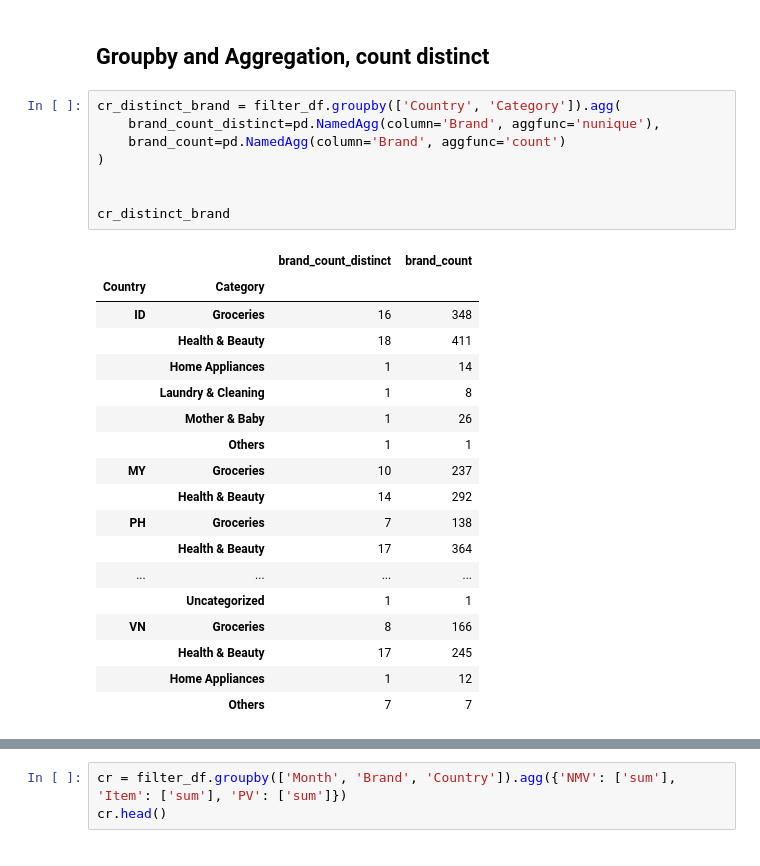
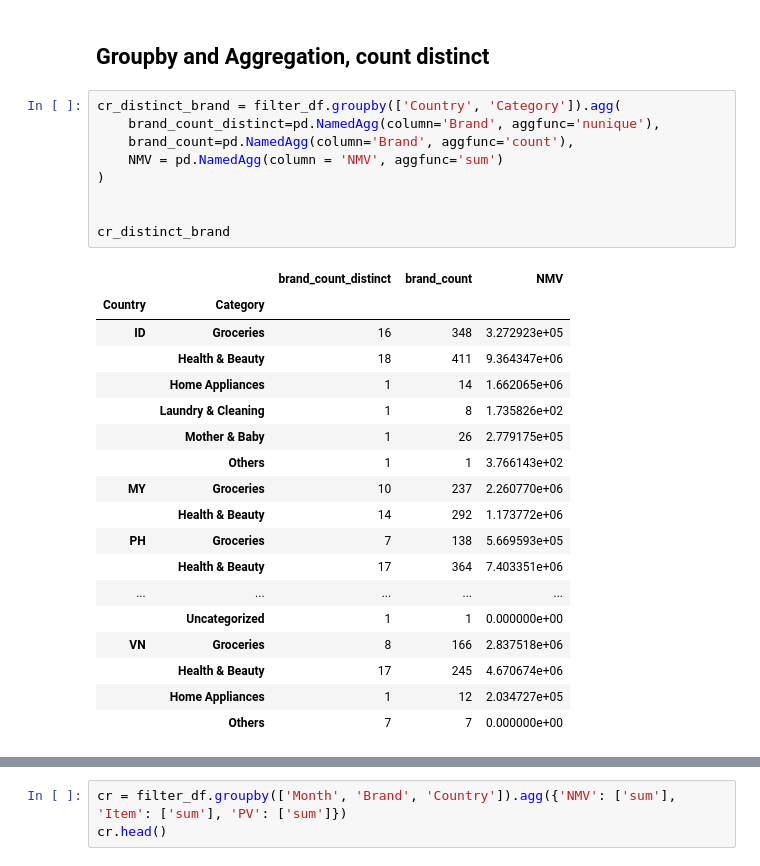
Before and after one commit to khzt2004/Python, a Jupyter notebook: Pandas_Notebook_Reference.ipynb, the cells around one changed output, grey strips where cells are left out. Cells and saved outputs as stored; diff of their text form.

```diff
--- a/Pandas_Notebook_Reference.ipynb
+++ b/Pandas_Notebook_Reference.ipynb
@@ -434,27 +434,28 @@ pd.concat([df1, df_new], axis='columns')
 # %%
 cr_distinct_brand = filter_df.groupby(['Country', 'Category']).agg(
     brand_count_distinct=pd.NamedAgg(column='Brand', aggfunc='nunique'),
-    brand_count=pd.NamedAgg(column='Brand', aggfunc='count')
+    brand_count=pd.NamedAgg(column='Brand', aggfunc='count'),
+    NMV = pd.NamedAgg(column = 'NMV', aggfunc='sum')
 )
 
 
 cr_distinct_brand
 # %% [output]
-|  |  | brand_count_distinct | brand_count |
-| Country | Category |  |  |
-| ID | Groceries | 16 | 348 |
-|  | Health & Beauty | 18 | 411 |
-|  | Home Appliances | 1 | 14 |
-|  | Laundry & Cleaning | 1 | 8 |
-|  | Mother & Baby | 1 | 26 |
-|  | Others | 1 | 1 |
-| MY | Groceries | 10 | 237 |
-|  | Health & Beauty | 14 | 292 |
-| PH | Groceries | 7 | 138 |
-|  | Health & Beauty | 17 | 364 |
-| ... | ... | ... | ... |
-|  | Uncategorized | 1 | 1 |
-| VN | Groceries | 8 | 166 |
-|  | Health & Beauty | 17 | 245 |
-|  | Home Appliances | 1 | 12 |
-|  | Others | 7 | 7 |
+|  |  | brand_count_distinct | brand_count | NMV |
+| Country | Category |  |  |  |
+| ID | Groceries | 16 | 348 | 3.272923e+05 |
+|  | Health & Beauty | 18 | 411 | 9.364347e+06 |
+|  | Home Appliances | 1 | 14 | 1.662065e+06 |
+|  | Laundry & Cleaning | 1 | 8 | 1.735826e+02 |
+|  | Mother & Baby | 1 | 26 | 2.779175e+05 |
+|  | Others | 1 | 1 | 3.766143e+02 |
+| MY | Groceries | 10 | 237 | 2.260770e+06 |
+|  | Health & Beauty | 14 | 292 | 1.173772e+06 |
+| PH | Groceries | 7 | 138 | 5.669593e+05 |
+|  | Health & Beauty | 17 | 364 | 7.403351e+06 |
+| ... | ... | ... | ... | ... |
+|  | Uncategorized | 1 | 1 | 0.000000e+00 |
+| VN | Groceries | 8 | 166 | 2.837518e+06 |
+|  | Health & Beauty | 17 | 245 | 4.670674e+06 |
+|  | Home Appliances | 1 | 12 | 2.034727e+05 |
+|  | Others | 7 | 7 | 0.000000e+00 |
```
Also changed, not shown: parts of 2 cells of this notebook.
